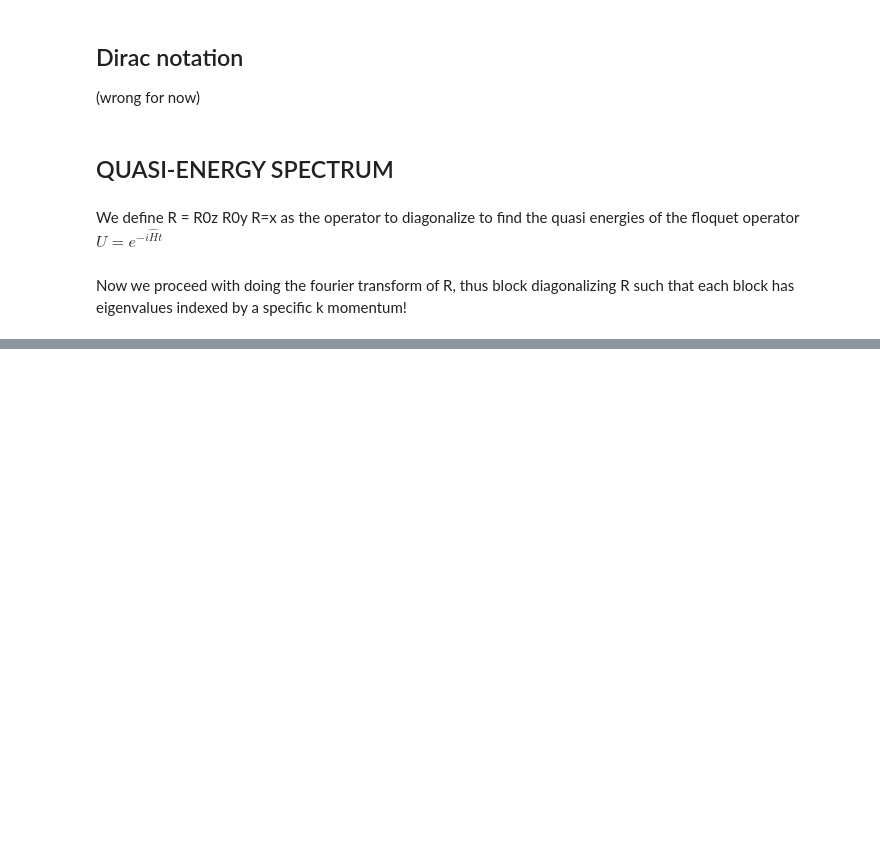
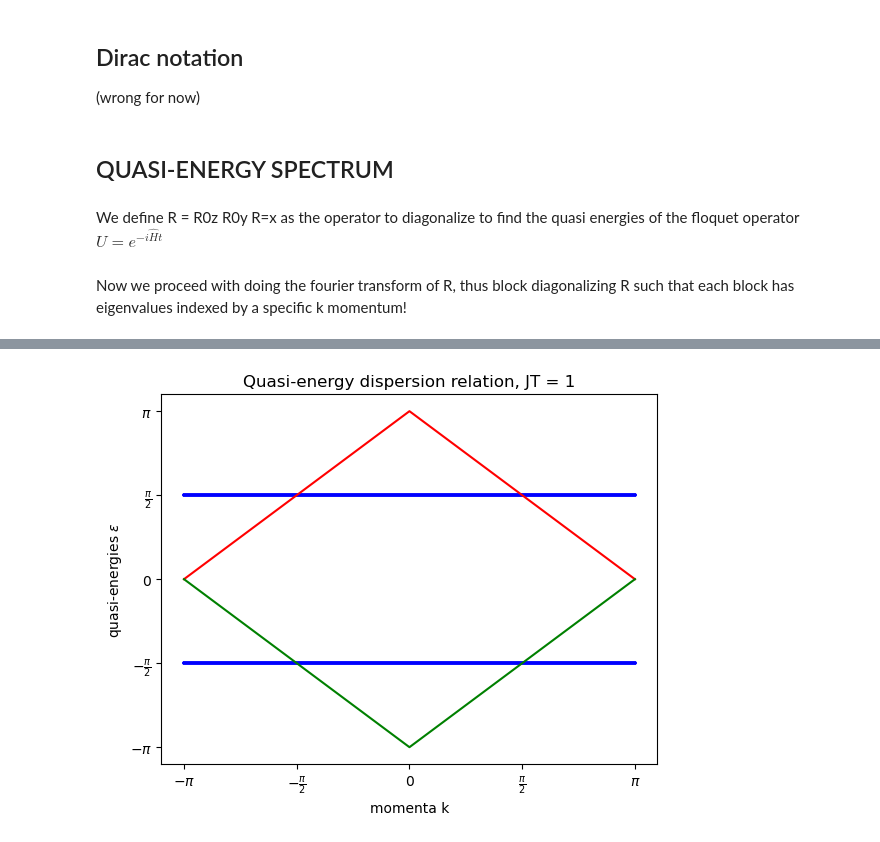
Before and after one commit to gconcheri/MasterThesis, a Jupyter notebook: fermionic_model_PBCx.ipynb, the cells around one changed output, grey strips where cells are left out. Saved outputs shown, nothing was run; the diff lists cells and outputs as text; code cells hidden in the pictures; blank space fills up the shorter version.

```diff
--- a/fermionic_model_PBCx.ipynb
+++ b/fermionic_model_PBCx.ipynb
@@ -359,0 +362,97 @@ Text(0.5, 1.0, 'Quasi-energy dispersion relation, JT = 0.5')
+# %%
+#valid for JT = 1
+
+eps_array = np.reshape(eps, -1)
+eps_arraycopy = eps_array.copy()
+eps_dic = {}
+
+eps_dic[0] = []
+eps_dic[1] = []
+eps_dic[2] = []
+eps_dic[3] = []
+
+epsilon = 0.1
+
+for j in range(len(ks)):
+    for i in range(len_block):
+        value = eps_arraycopy[i + j*len_block]
+        if value + np.pi/2 > - epsilon and value + np.pi/2 < epsilon:
+            eps_dic[1].append(value)
+        elif value - np.pi/2 > - epsilon and value - np.pi/2 < epsilon:
+            eps_dic[2].append(value)
+        elif value <= 0:
+            eps_dic[0].append(value)
+        elif value > 0:
+            eps_dic[0].append(value)
+
+
+# eps_dic[0] = np.array(eps_dic[0])
+# eps_dic[0] = np.concatenate([eps_dic[0], eps_dic[0][0:len_block]])
+
+len_blocknew = len(eps_dic[2]) // len(ks)
+
+for i in [1,2]:
+    lennblock = len(eps_dic[i]) // len(ks)
+    eps_dic[i] = np.array(eps_dic[i])
+    eps_dic[i] = np.concatenate([eps_dic[i], eps_dic[i][0:len_blocknew]])
+
+eps_dic[0] = np.array(eps_dic[0])
+eps_dic[0] = np.concatenate([eps_dic[0], eps_dic[0][0:2]])
+
+# eps_dic[3] = np.array(eps_dic[3])
+# eps_dic[3] = np.concatenate([eps_dic[0], eps_dic[3][0:2]])
+
+# eps_dic[0][len(eps_dic[0])//2-1] = np.pi
+# eps_dic[0][len(eps_dic[0])//2] = np.pi
+
+ksnew = np.append(ks,np.pi)
+
+
+# for start in range(0, len(eps_array), len_block):
+#     end = start + len_block
+#     eps_dic[2][start:end] = np.sort(eps_dic[2][start:end])
+
+
+for i in range(len_blocknew):
+    plt.plot(ksnew, np.array([eps_dic[2][i + j*(len_blocknew)] for j in range(len(ksnew))]), color = 'blue')
+
+for i in range(len_blocknew):
+    plt.plot(ksnew, np.array([eps_dic[1][i + j*(len_blocknew)] for j in range(len(ksnew))]), color = 'blue')
+
+print("len(ksnew): ", len(ksnew))
+
+ksedge = ksnew.tolist()
+ksedge.remove(-np.pi/2)
+ksedge.remove(np.pi/2)
+ksedge = np.array(ksedge)
+
+print("len(eps_dic[0]): ", len(eps_dic[0]))
+print(eps_dic[0])
+positive_vals = eps_dic[0][eps_dic[0] > 0]
+center_pos = len(positive_vals) // 2
+positive_vals = np.insert(positive_vals, center_pos, np.pi)
+negative_vals = eps_dic[0][eps_dic[0] < 0]
+print(positive_vals)
+print(negative_vals)
+negative_vals = np.delete(negative_vals, len(negative_vals) // 2)
+
+# negative_vals.tolist().pop(1)
+# negative_vals.tolist().pop(2)
+print("len(negative_vals): ", len(negative_vals))
+
+negative_vals = np.array(negative_vals)
+
+plt.plot(ksedge, positive_vals, color = 'red')
+plt.plot(ksedge, negative_vals, color = 'green')
+
+plt.xlabel('momenta k')
+plt.ylabel(r'quasi-energies $\epsilon$')
+plt.xticks(ticks=[-np.pi, -np.pi/2, 0, np.pi/2, np.pi],
+                  labels=[r'$-\pi$', r'$-\frac{\pi}{2}$', r'$0$', r'$\frac{\pi}{2}$', r'$\pi$'])
+plt.yticks(ticks=[-np.pi, -np.pi/2, 0, np.pi/2, np.pi],
+                  labels=[r'$-\pi$', r'$-\frac{\pi}{2}$', r'$0$', r'$\frac{\pi}{2}$', r'$\pi$'])
+plt.title(f'Quasi-energy dispersion relation, JT = {T}' )
+plt.savefig(f'PBCx_disprel_JT{T}.png')
+# plt.plot(ksedge, eps_dic[3], color = 'red')
+# plt.plot(ksedge, eps_dic[0], color = 'green')
+# %% [output]
@@ -359,0 +476 @@ Text(0.5, 1.0, 'Quasi-energy dispersion relation, JT = 0.5')
+[figure, added]
```
Also changed, not shown: parts of 10 cells of this notebook, 18 other files.
